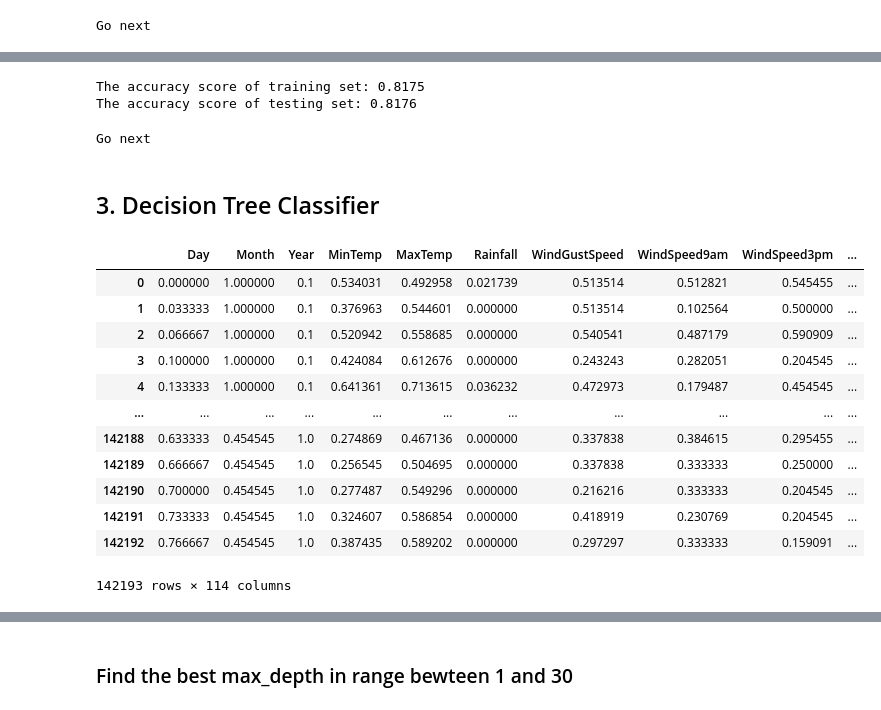
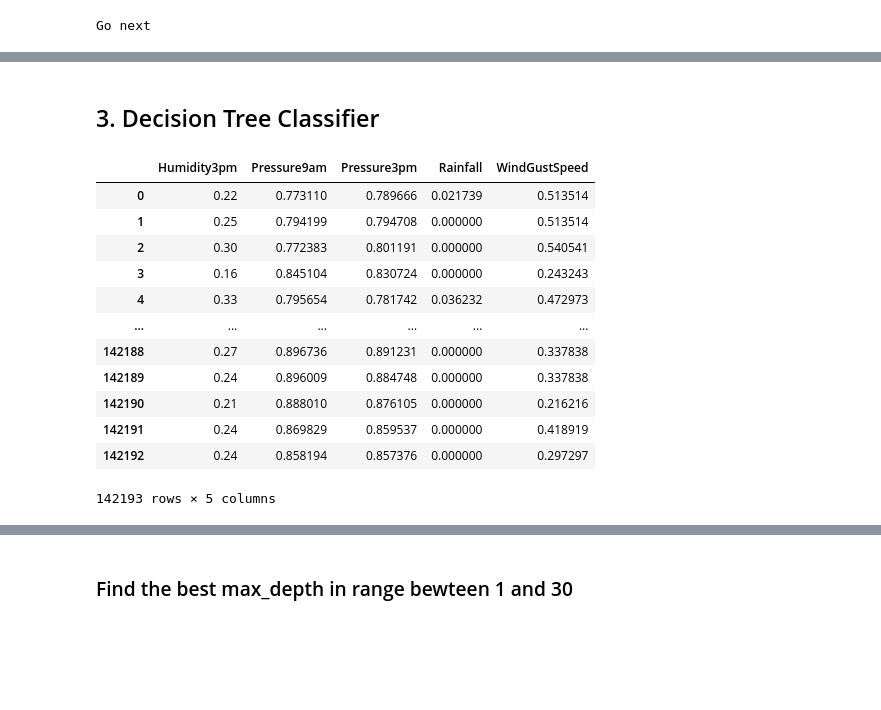
Before and after one commit to namvnngu/machine-learning-models, a Jupyter notebook: Source Code/Classification Models.ipynb, the cells around one changed output, grey strips where cells are left out. Cells and saved outputs as stored; diff of their text form; code cells hidden in the pictures; blank space fills up the shorter version.

```diff
--- a/Source Code/Classification Models.ipynb
+++ b/Source Code/Classification Models.ipynb
@@ -62,0 +66,11 @@ Index(['Day', 'Month', 'Year', 'MinTemp', 'MaxTemp', 'Rainfall',
+# %%
+data = AusWeather.copy()
+X = data.iloc[:, :-2]
+y = data.iloc[:, -1]
+feature_names = X.columns
+mutual_info = mutual_info_classif(X, y, discrete_features=True)
+mutual_info_dict = dict(zip(feature_names, mutual_info))
+print("The Mutual Information:")
+for key, value in mutual_info_dict.items():
+    print("\t'{0}': {1:.4f}".format(key, value))
+mutual_info = mutual_info_classif(X, y, discrete_features=True)
@@ -62,0 +95,11 @@ Index(['Day', 'Month', 'Year', 'MinTemp', 'MaxTemp', 'Rainfall',
+# %%
+sorted_mutual_info_dict = {k: v for k, v in sorted(mutual_info_dict.items(),
+                            key=lambda item: item[1], reverse=True)}
+key_from_sorted_dict = list(sorted_mutual_info_dict.keys())
+
+# Top 5
+print("\nTop 5 features:")
+top_5 = []
+for i in range(5):
+    top_5.append(key_from_sorted_dict[i])
+    print("\t-", key_from_sorted_dict[i])
@@ -275,57 +352,30 @@ array([[ 0.16747511, -0.02149809,  0.11782784],
-# %%
-# Create a kNN model with k = 99
-knn = KNeighborsClassifier(99 ,weights='uniform')
-
-# Fit the model to training set
-model = knn.fit(X_train, y_train)
-
-# Predictions
-y_predict = knn.predict(X_test)
-
-# Accuracy Score
-print('The accuracy score of training set: {:.4f}'.format(knn.score(X_train, y_train)))
-print('The accuracy score of testing set: {:.4f}'.format(knn.score(X_test, y_test)))
-# %% [output]
-The accuracy score of training set: 0.8175
-The accuracy score of testing set: 0.8176
-# %%
-"""
-The dataset was applied PCA to reduce its dimension to train model
-faster, but the model were less accurate and the difference between the
-train-set and test-set scores was bigger, which indicates overfitting
-Therefore, there is no need to use PCA, but in comparison of training speed,
-PCA-applied dataset was trained faster.
-"""
-print("Go next")
-# %% [output]
-Go next
 # %% [markdown]
 ## 3. Decision Tree Classifier<a id="3"></a>
 # %%
 data = AusWeather.copy()
-X = data.iloc[:, 0:-2]
+X = data[top_5]
 y = data.iloc[:, -1]
 
 # Scale the range of X down to [0,1]
 scaler = preprocessing.MinMaxScaler()
 scaler.fit(X)
 X = pd.DataFrame(scaler.transform(X), index=X.index, columns=X.columns)
 
 # Split data into training and test set with 80% and 20% respectively
 X_train, X_test, y_train, y_test = train_test_split(X, y, test_size = 0.2, random_state = 0)
 X
 # %% [output]
-|  | Day | Month | Year | MinTemp | MaxTemp | Rainfall | WindGustSpeed | WindSpeed9am | WindSpeed3pm | ... |
-| 0 | 0.000000 | 1.000000 | 0.1 | 0.534031 | 0.492958 | 0.021739 | 0.513514 | 0.512821 | 0.545455 | ... |
-| 1 | 0.033333 | 1.000000 | 0.1 | 0.376963 | 0.544601 | 0.000000 | 0.513514 | 0.102564 | 0.500000 | ... |
-| 2 | 0.066667 | 1.000000 | 0.1 | 0.520942 | 0.558685 | 0.000000 | 0.540541 | 0.487179 | 0.590909 | ... |
-| 3 | 0.100000 | 1.000000 | 0.1 | 0.424084 | 0.612676 | 0.000000 | 0.243243 | 0.282051 | 0.204545 | ... |
-| 4 | 0.133333 | 1.000000 | 0.1 | 0.641361 | 0.713615 | 0.036232 | 0.472973 | 0.179487 | 0.454545 | ... |
-| ... | ... | ... | ... | ... | ... | ... | ... | ... | ... | ... |
-| 142188 | 0.633333 | 0.454545 | 1.0 | 0.274869 | 0.467136 | 0.000000 | 0.337838 | 0.384615 | 0.295455 | ... |
-| 142189 | 0.666667 | 0.454545 | 1.0 | 0.256545 | 0.504695 | 0.000000 | 0.337838 | 0.333333 | 0.250000 | ... |
-| 142190 | 0.700000 | 0.454545 | 1.0 | 0.277487 | 0.549296 | 0.000000 | 0.216216 | 0.333333 | 0.204545 | ... |
-| 142191 | 0.733333 | 0.454545 | 1.0 | 0.324607 | 0.586854 | 0.000000 | 0.418919 | 0.230769 | 0.204545 | ... |
-| 142192 | 0.766667 | 0.454545 | 1.0 | 0.387435 | 0.589202 | 0.000000 | 0.297297 | 0.333333 | 0.159091 | ... |
+|  | Humidity3pm | Pressure9am | Pressure3pm | Rainfall | WindGustSpeed |
+| 0 | 0.22 | 0.773110 | 0.789666 | 0.021739 | 0.513514 |
+| 1 | 0.25 | 0.794199 | 0.794708 | 0.000000 | 0.513514 |
+| 2 | 0.30 | 0.772383 | 0.801191 | 0.000000 | 0.540541 |
+| 3 | 0.16 | 0.845104 | 0.830724 | 0.000000 | 0.243243 |
+| 4 | 0.33 | 0.795654 | 0.781742 | 0.036232 | 0.472973 |
+| ... | ... | ... | ... | ... | ... |
+| 142188 | 0.27 | 0.896736 | 0.891231 | 0.000000 | 0.337838 |
+| 142189 | 0.24 | 0.896009 | 0.884748 | 0.000000 | 0.337838 |
+| 142190 | 0.21 | 0.888010 | 0.876105 | 0.000000 | 0.216216 |
+| 142191 | 0.24 | 0.869829 | 0.859537 | 0.000000 | 0.418919 |
+| 142192 | 0.24 | 0.858194 | 0.857376 | 0.000000 | 0.297297 |
-142193 rows × 114 columns
+142193 rows × 5 columns
 # %%
```
Also changed, not shown: parts of 37 cells of this notebook, 7 other files.
